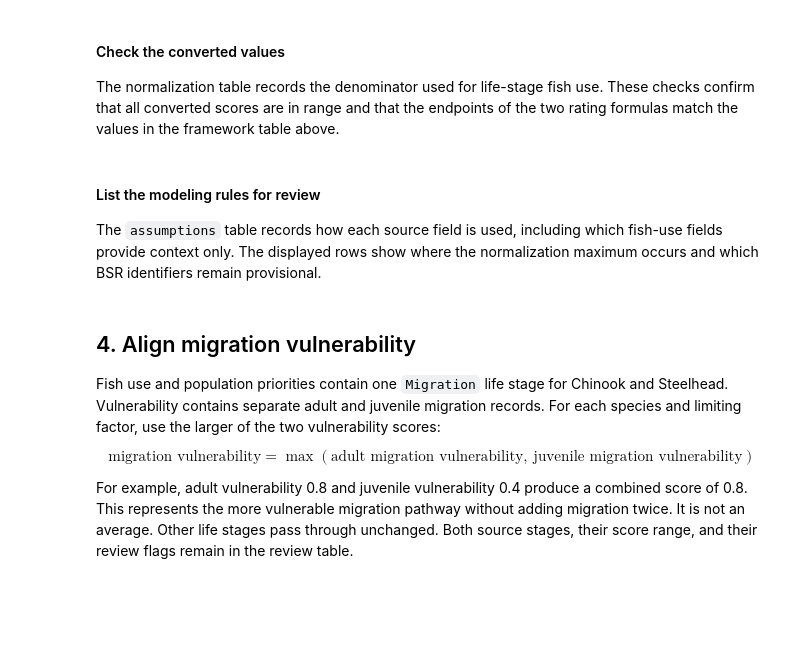
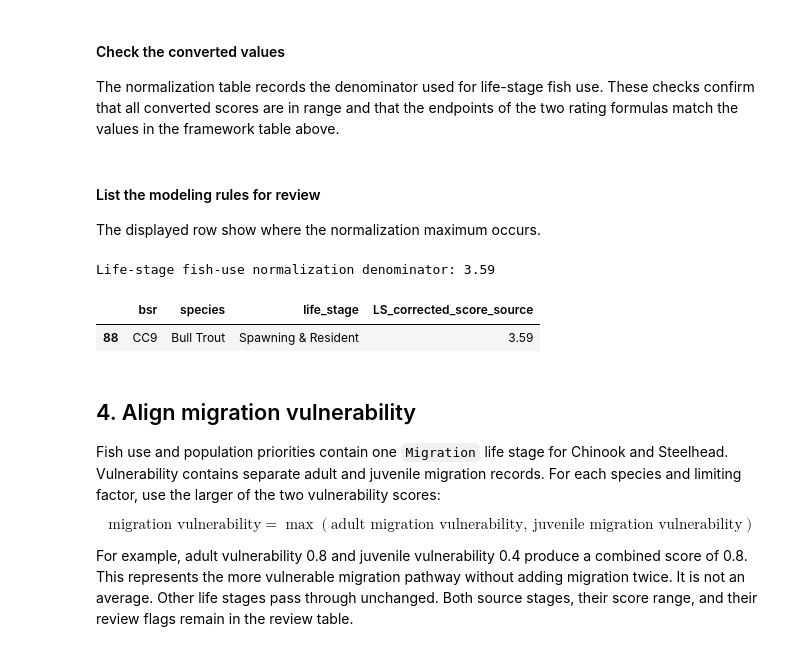
Before and after one commit to atdunwoody/atlas_lvl1-2_scoring_webapp, a Jupyter notebook: atlas_integrated_scoring.ipynb, the cells around one changed output. Saved outputs shown, nothing was run; the diff lists cells and outputs as text; code cells hidden in the pictures; blank space fills up the shorter version.

```diff
--- a/atlas_integrated_scoring.ipynb
+++ b/atlas_integrated_scoring.ipynb
@@ -637,28 +662,14 @@ check(np.allclose(1 - (np.array([1., 15.]) - 1) * 0.99 / 14, [1.0, 0.01]), "Vuln
 # %% [markdown]
 #### List the modeling rules for review
 
-The `assumptions` table records how each source field is used, including which fish-use fields provide context only. The displayed rows show where the normalization maximum occurs and which BSR identifiers remain provisional.
+The displayed row show where the normalization maximum occurs.
 # %%
-# Document the input transformations and source assumptions for review.
-assumptions = pd.DataFrame([
-    ["Life-stage fish use", "LS_corrected_score", "Source divided by the maximum across the complete input table; source and denominator retained."],
-    ["Species fish use", "species_aggregate_score", "Unchanged context field; may exceed 1; not a direct multiplier."],
-    ["Overall fish use", "fish_use_score_decimal", "Input mapped to output fish_use_score; context only."],
-    ["Population priority", "population_priority", "Within-species life-stage weights; source rounding retained; no between-species weighting."],
-    ["Condition direction", "condition_score", "Assumes raw 1 means least impairment and 5 greatest impairment; verify against source rubric."],
-    ["Vulnerability", "vulnerability_score", "Rank 1 maps to 1 and rank 15 to 0.01 using a linear transformation."],
-    ["Migration", "maximum vulnerability_score", "Use the larger adult/juvenile vulnerability separately for each species and limiting factor."],
-    ["Action weight", "lfat_score", "Directness × frequency; source product checked before scoring."],
-# Name the columns of the review or field-definition table.
-], columns=["component", "field_or_rule", "implementation"])
-
 print(f"Life-stage fish-use normalization denominator: {life_stage_fish_use_source_max:g}")
 display(maximum_rows)
-display(identifier_review)
-# List BSRs whose source identifier match requires review.
-unresolved_bsrs = identifier_review.loc[identifier_review["bsr_match_review_required"], "bsr"].tolist()
-if unresolved_bsrs:
-    print("Source BSR correspondence is provisional: " + ", ".join(unresolved_bsrs))
+# %% [output]
+Life-stage fish-use normalization denominator: 3.59
+|  | bsr | species | life_stage | LS_corrected_score_source |
+| 88 | CC9 | Bull Trout | Spawning & Resident | 3.59 |
 # %% [markdown]
 ## 4. Align migration vulnerability
 
```
Also changed, not shown: parts of 9 cells of this notebook.
